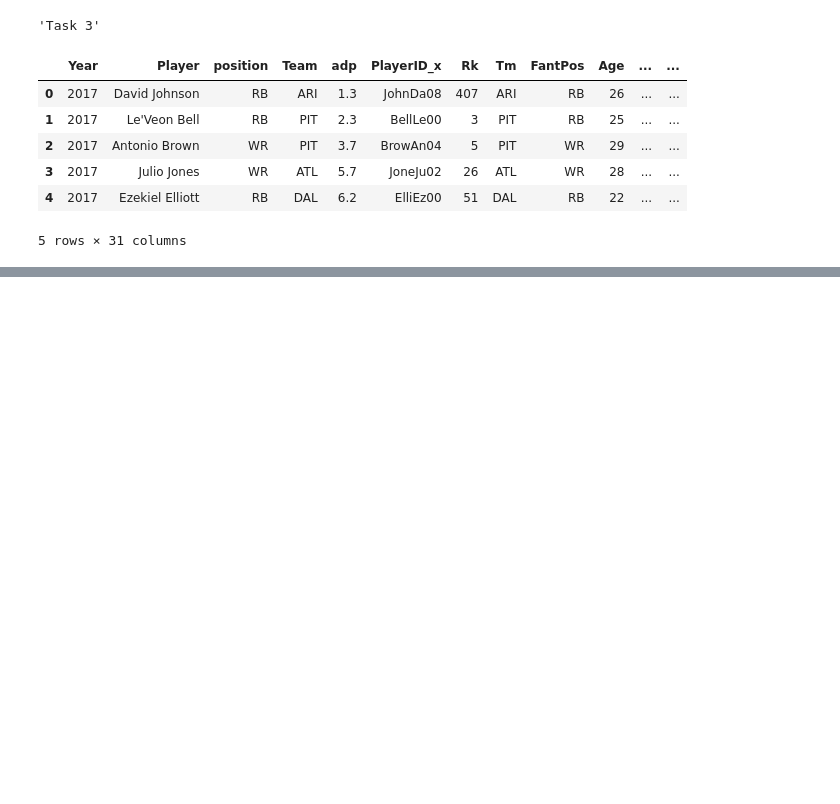
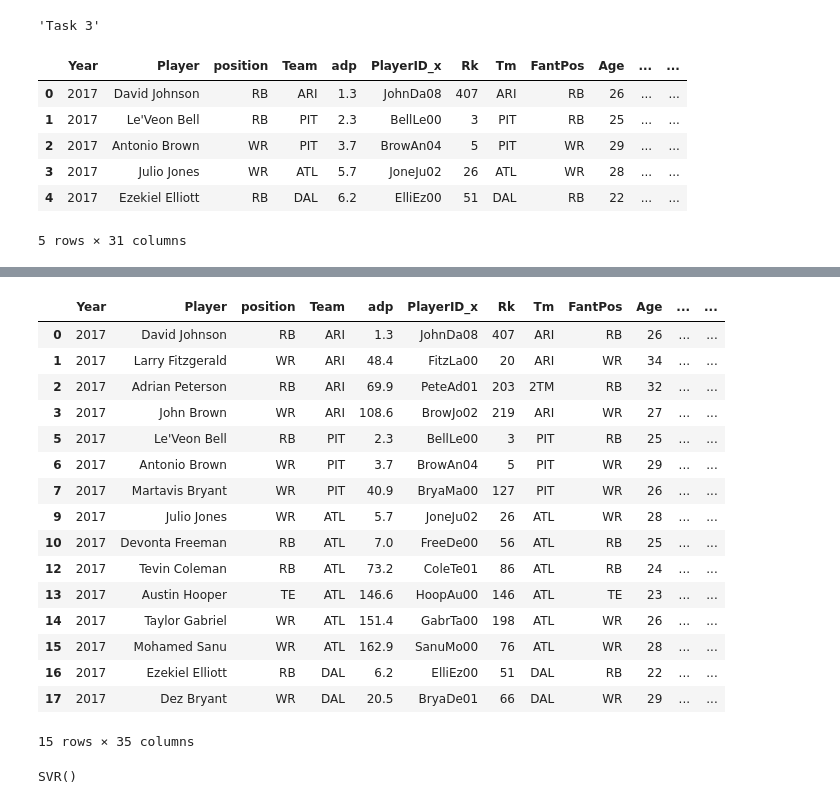
Before and after one commit to vineelbhatti/FantasyFootball, a Jupyter notebook: FantasyFootball.ipynb, the cells around one changed output, grey strips where cells are left out. Cells and saved outputs as stored; diff of their text form; code cells hidden in the pictures; blank space fills up the shorter version.

```diff
--- a/FantasyFootball.ipynb
+++ b/FantasyFootball.ipynb
@@ -232,0 +251,3 @@ fig_3dQB.show()
+# %%
+rf_model = RandomForestRegressor()
+rf_model.fit(X_train, y_train)
@@ -232,0 +271,2 @@ fig_3dQB.show()
+# %%
+df_win["RFPred"] = rf_model.predict(X)
@@ -232,0 +333,4 @@ fig_3dQB.show()
+# %%
+XGB_model = xgboost.XGBRegressor()
+# %%
+XGB_model.fit(X_train, y_train)
@@ -232,0 +349,22 @@ fig_3dQB.show()
+# %%
+df_win["XGBPred"] = XGB_model.predict(X)
+
+df_win.head(15)
+# %% [output]
+|  | Year | Player | position | Team | adp | PlayerID_x | Rk | Tm | FantPos | Age | ... | ... |
+| 0 | 2017 | David Johnson | RB | ARI | 1.3 | JohnDa08 | 407 | ARI | RB | 26 | ... | ... |
+| 1 | 2017 | Larry Fitzgerald | WR | ARI | 48.4 | FitzLa00 | 20 | ARI | WR | 34 | ... | ... |
+| 2 | 2017 | Adrian Peterson | RB | ARI | 69.9 | PeteAd01 | 203 | 2TM | RB | 32 | ... | ... |
+| 3 | 2017 | John Brown | WR | ARI | 108.6 | BrowJo02 | 219 | ARI | WR | 27 | ... | ... |
+| 5 | 2017 | Le'Veon Bell | RB | PIT | 2.3 | BellLe00 | 3 | PIT | RB | 25 | ... | ... |
+| 6 | 2017 | Antonio Brown | WR | PIT | 3.7 | BrowAn04 | 5 | PIT | WR | 29 | ... | ... |
+| 7 | 2017 | Martavis Bryant | WR | PIT | 40.9 | BryaMa00 | 127 | PIT | WR | 26 | ... | ... |
+| 9 | 2017 | Julio Jones | WR | ATL | 5.7 | JoneJu02 | 26 | ATL | WR | 28 | ... | ... |
+| 10 | 2017 | Devonta Freeman | RB | ATL | 7.0 | FreeDe00 | 56 | ATL | RB | 25 | ... | ... |
+| 12 | 2017 | Tevin Coleman | RB | ATL | 73.2 | ColeTe01 | 86 | ATL | RB | 24 | ... | ... |
+| 13 | 2017 | Austin Hooper | TE | ATL | 146.6 | HoopAu00 | 146 | ATL | TE | 23 | ... | ... |
+| 14 | 2017 | Taylor Gabriel | WR | ATL | 151.4 | GabrTa00 | 198 | ATL | WR | 26 | ... | ... |
+| 15 | 2017 | Mohamed Sanu | WR | ATL | 162.9 | SanuMo00 | 76 | ATL | WR | 28 | ... | ... |
+| 16 | 2017 | Ezekiel Elliott | RB | DAL | 6.2 | ElliEz00 | 51 | DAL | RB | 22 | ... | ... |
+| 17 | 2017 | Dez Bryant | WR | DAL | 20.5 | BryaDe01 | 66 | DAL | WR | 29 | ... | ... |
+15 rows × 35 columns
@@ -232,0 +375,4 @@ fig_3dQB.show()
+# %%
+svm_model.fit(X_train, y_train)
+# %% [output]
+SVR()
```
Also changed, not shown: parts of 22 cells of this notebook.
